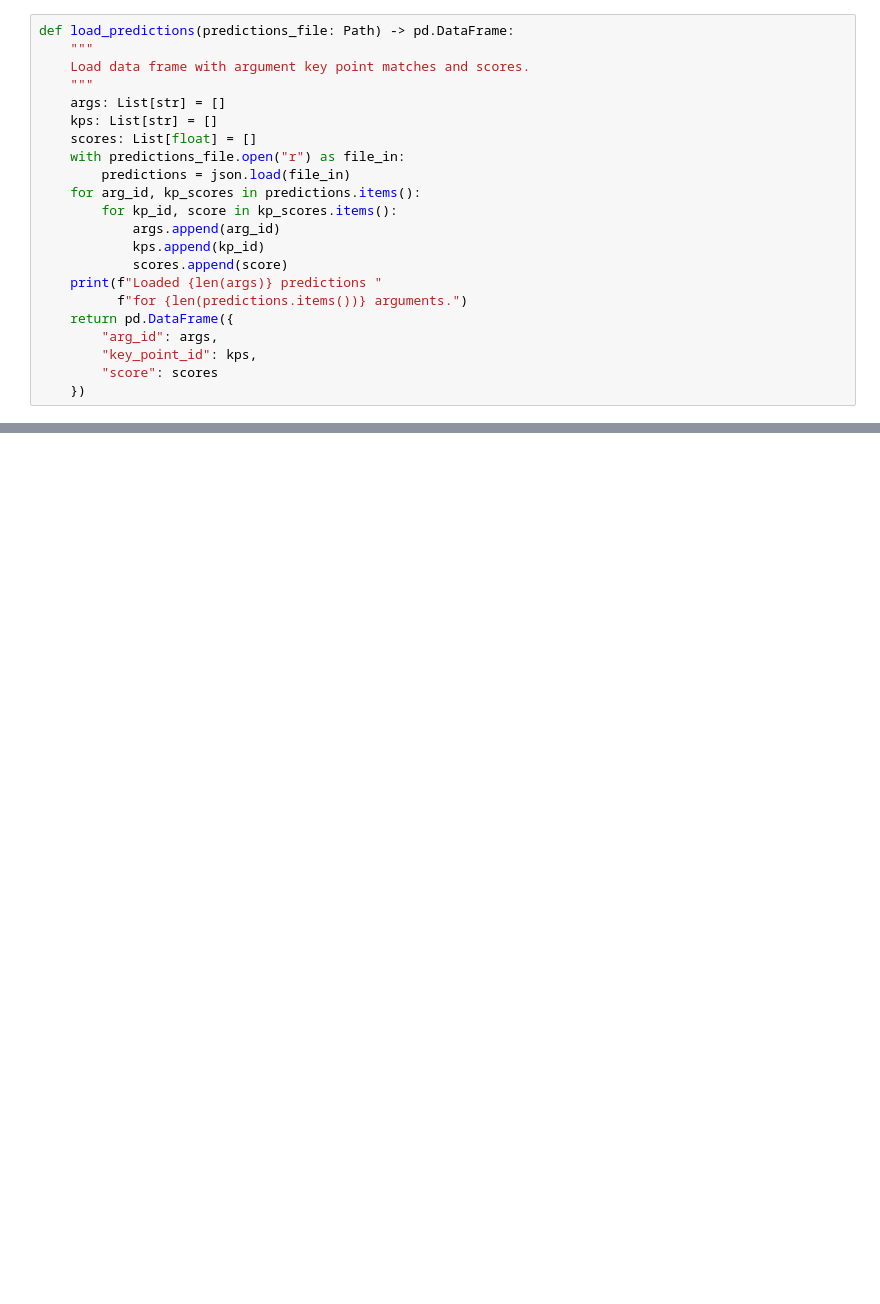
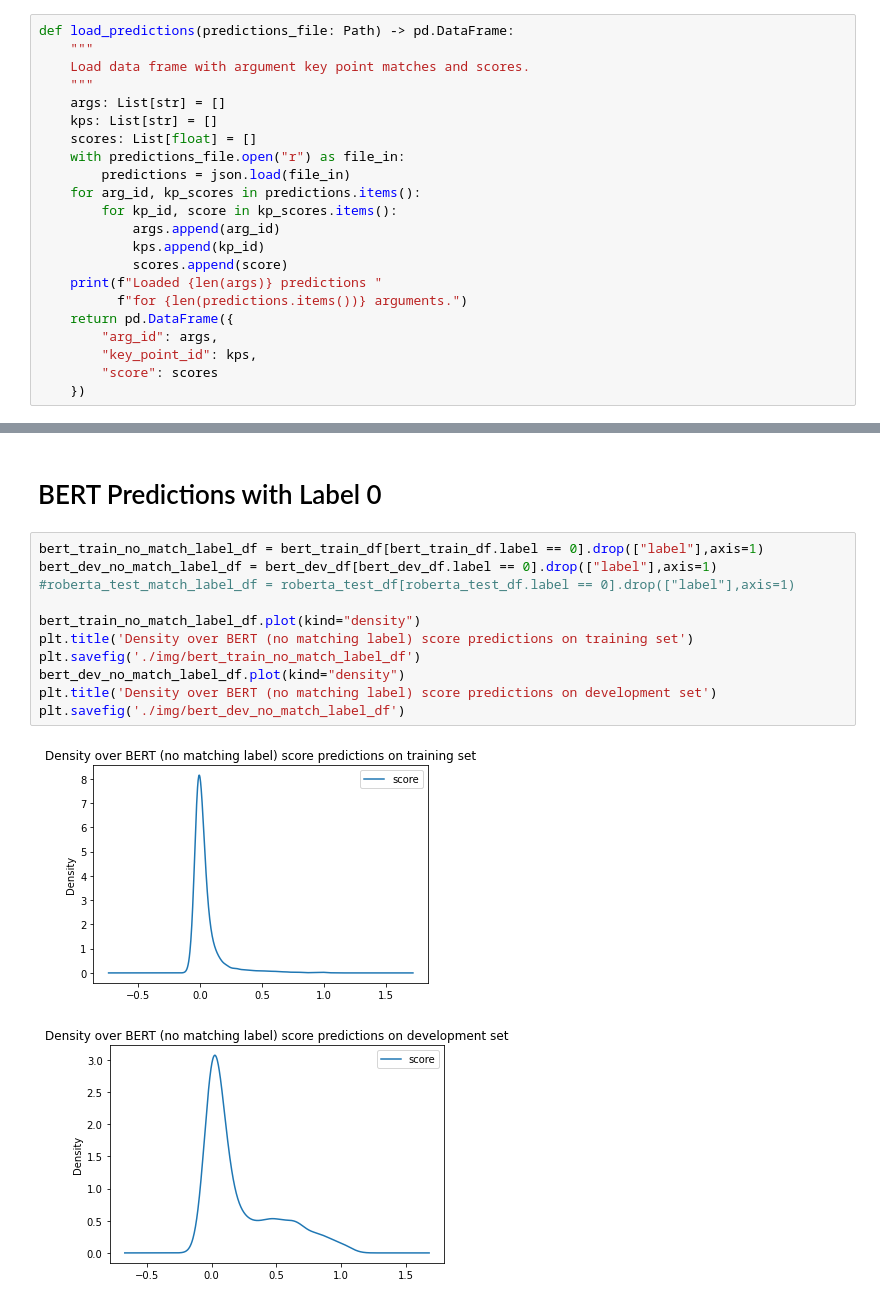
Before and after one commit to janheinrichmerker/modern-talking, a Jupyter notebook: modern_talking/results_eval.ipynb, the cells around one changed output, grey strips where cells are left out. Drawn from its saved outputs; the diff is of its cells as text; blank space fills up the shorter version.

```diff
--- a/modern_talking/results_eval.ipynb
+++ b/modern_talking/results_eval.ipynb
@@ -65,0 +173,16 @@ LinAlgError: singular matrix
+# %% [markdown]
+# BERT Predictions with Label 0
+# %%
+bert_train_no_match_label_df = bert_train_df[bert_train_df.label == 0].drop(["label"],axis=1)
+bert_dev_no_match_label_df = bert_dev_df[bert_dev_df.label == 0].drop(["label"],axis=1)
+#roberta_test_match_label_df = roberta_test_df[roberta_test_df.label == 0].drop(["label"],axis=1)
+
+bert_train_no_match_label_df.plot(kind="density")
+plt.title('Density over BERT (no matching label) score predictions on training set')
+plt.savefig('./img/bert_train_no_match_label_df')
+bert_dev_no_match_label_df.plot(kind="density")
+plt.title('Density over BERT (no matching label) score predictions on development set')
+plt.savefig('./img/bert_dev_no_match_label_df')
+# %% [output]
+[figure, added]
+[figure, added]
```
Also changed, not shown: parts of 21 cells of this notebook, 19 other files.
